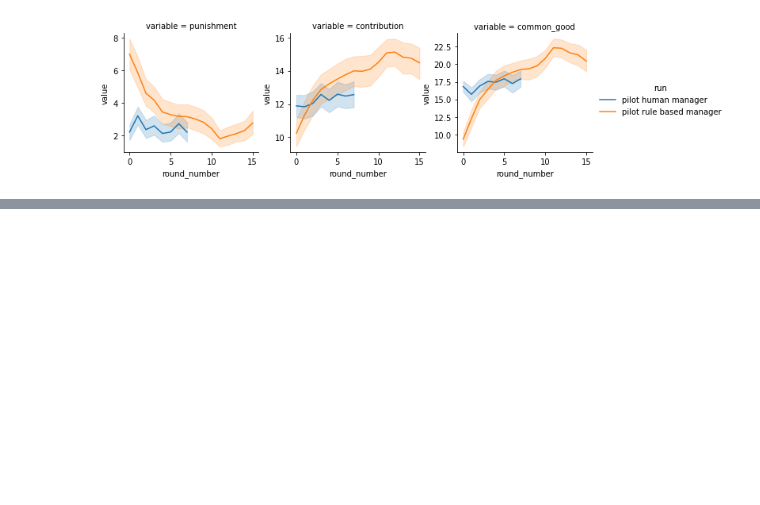
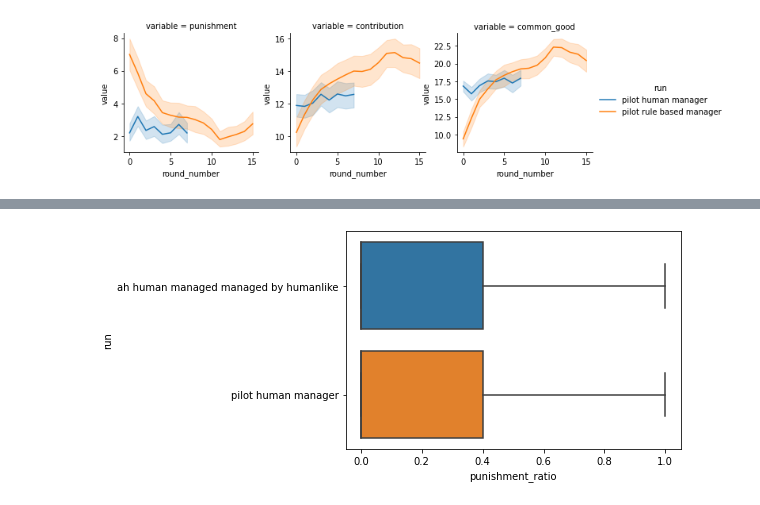
Before and after one commit to center-for-humans-and-machines/algorithmic-institutions, a Jupyter notebook: notebooks/test_manager/simulate_mixed.ipynb, the cells around one changed output, grey strips where cells are left out. Drawn from its saved outputs; the diff is of its cells as text; code cells hidden in the pictures; blank space fills up the shorter version.

```diff
--- a/notebooks/test_manager/simulate_mixed.ipynb
+++ b/notebooks/test_manager/simulate_mixed.ipynb
@@ -313,0 +348,18 @@ g.savefig(os.path.join(plot_folder, 'comparison_pilot_policy_box.jpg'))
+# %%
+df['contribution'] = df['contribution'].astype(int)
+
+w = (df['run'].isin([
+    'ah human managed managed by humanlike',
+    'pilot human manager',
+]) & (df['round_number'] == 0))
+
+df['punishment_ratio'] = df['punishment'] / (20 - df['contribution'])
+
+g = sns.boxplot(
+    data=df[w],
+    x="punishment_ratio",
+    y='run',
+    showfliers=False,
+)
+# %% [output]
+[figure, added]
```
Also changed, not shown: parts of 14 cells of this notebook, 13 other files.
